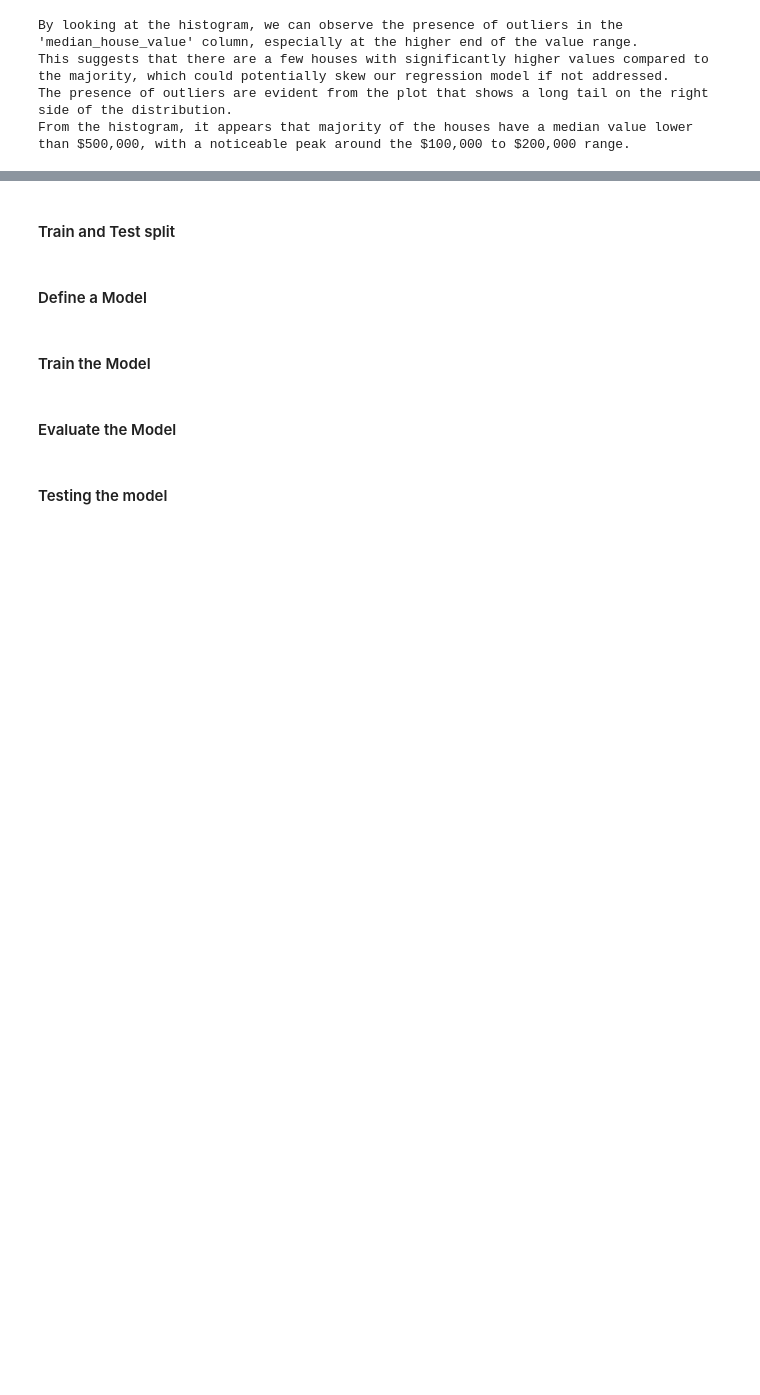
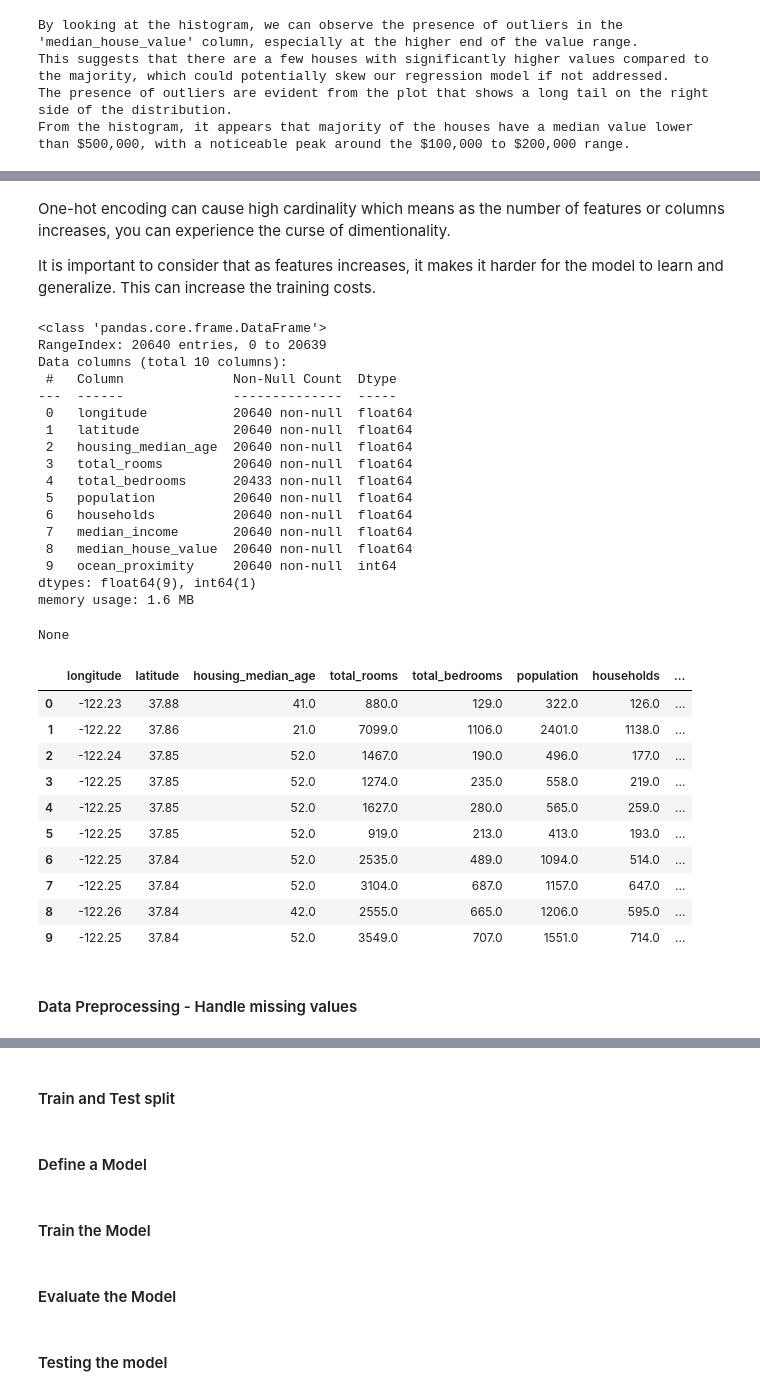
Before and after one commit to Mostafa-Allahmoradi/Level_One_Learning_Outcome, a Jupyter notebook: linear_regression/linear_regression_example.ipynb, the cells around one changed output, grey strips where cells are left out. Saved outputs shown, nothing was run; the diff lists cells and outputs as text; code cells hidden in the pictures; blank space fills up the shorter version.

```diff
--- a/linear_regression/linear_regression_example.ipynb
+++ b/linear_regression/linear_regression_example.ipynb
@@ -181,0 +261,50 @@ memory usage: 1.6+ MB
+# %% [markdown]
+One-hot encoding can cause high cardinality which means as the number of features or columns increases, you can experience the curse of dimentionality.
+
+It is important to consider that as features increases, it makes it harder for the model to learn and generalize. This can increase the training costs.
+# %%
+# Using numbers to indicate categories for 'ocean_proximity'
+ocean_proximity_mapping = {
+    '<1H OCEAN': 0,
+    'INLAND': 1,
+    'ISLAND': 2,
+    'NEAR BAY': 3,
+    'NEAR OCEAN': 4
+}
+housing_df['ocean_proximity'] = housing_df['ocean_proximity'].map(ocean_proximity_mapping)
+
+# Print the updated dataframe info after feature engineering
+display(housing_df.info())
+display(housing_df.head(10))
+# %% [output]
+<class 'pandas.core.frame.DataFrame'>
+RangeIndex: 20640 entries, 0 to 20639
+Data columns (total 10 columns):
+ #   Column              Non-Null Count  Dtype
+---  ------              --------------  -----
+ 0   longitude           20640 non-null  float64
+ 1   latitude            20640 non-null  float64
+ 2   housing_median_age  20640 non-null  float64
+ 3   total_rooms         20640 non-null  float64
+ 4   total_bedrooms      20433 non-null  float64
+ 5   population          20640 non-null  float64
+ 6   households          20640 non-null  float64
+ 7   median_income       20640 non-null  float64
+ 8   median_house_value  20640 non-null  float64
+ 9   ocean_proximity     20640 non-null  int64
+dtypes: float64(9), int64(1)
+memory usage: 1.6 MB
+None
+|  | longitude | latitude | housing_median_age | total_rooms | total_bedrooms | population | households | ... |
+| 0 | -122.23 | 37.88 | 41.0 | 880.0 | 129.0 | 322.0 | 126.0 | ... |
+| 1 | -122.22 | 37.86 | 21.0 | 7099.0 | 1106.0 | 2401.0 | 1138.0 | ... |
+| 2 | -122.24 | 37.85 | 52.0 | 1467.0 | 190.0 | 496.0 | 177.0 | ... |
+| 3 | -122.25 | 37.85 | 52.0 | 1274.0 | 235.0 | 558.0 | 219.0 | ... |
+| 4 | -122.25 | 37.85 | 52.0 | 1627.0 | 280.0 | 565.0 | 259.0 | ... |
+| 5 | -122.25 | 37.85 | 52.0 | 919.0 | 213.0 | 413.0 | 193.0 | ... |
+| 6 | -122.25 | 37.84 | 52.0 | 2535.0 | 489.0 | 1094.0 | 514.0 | ... |
+| 7 | -122.25 | 37.84 | 52.0 | 3104.0 | 687.0 | 1157.0 | 647.0 | ... |
+| 8 | -122.26 | 37.84 | 42.0 | 2555.0 | 665.0 | 1206.0 | 595.0 | ... |
+| 9 | -122.25 | 37.84 | 52.0 | 3549.0 | 707.0 | 1551.0 | 714.0 | ... |
+# %% [markdown]
+#### Data Preprocessing - Handle missing values
```
Also changed, not shown: parts of 29 cells of this notebook, 1 other file.
